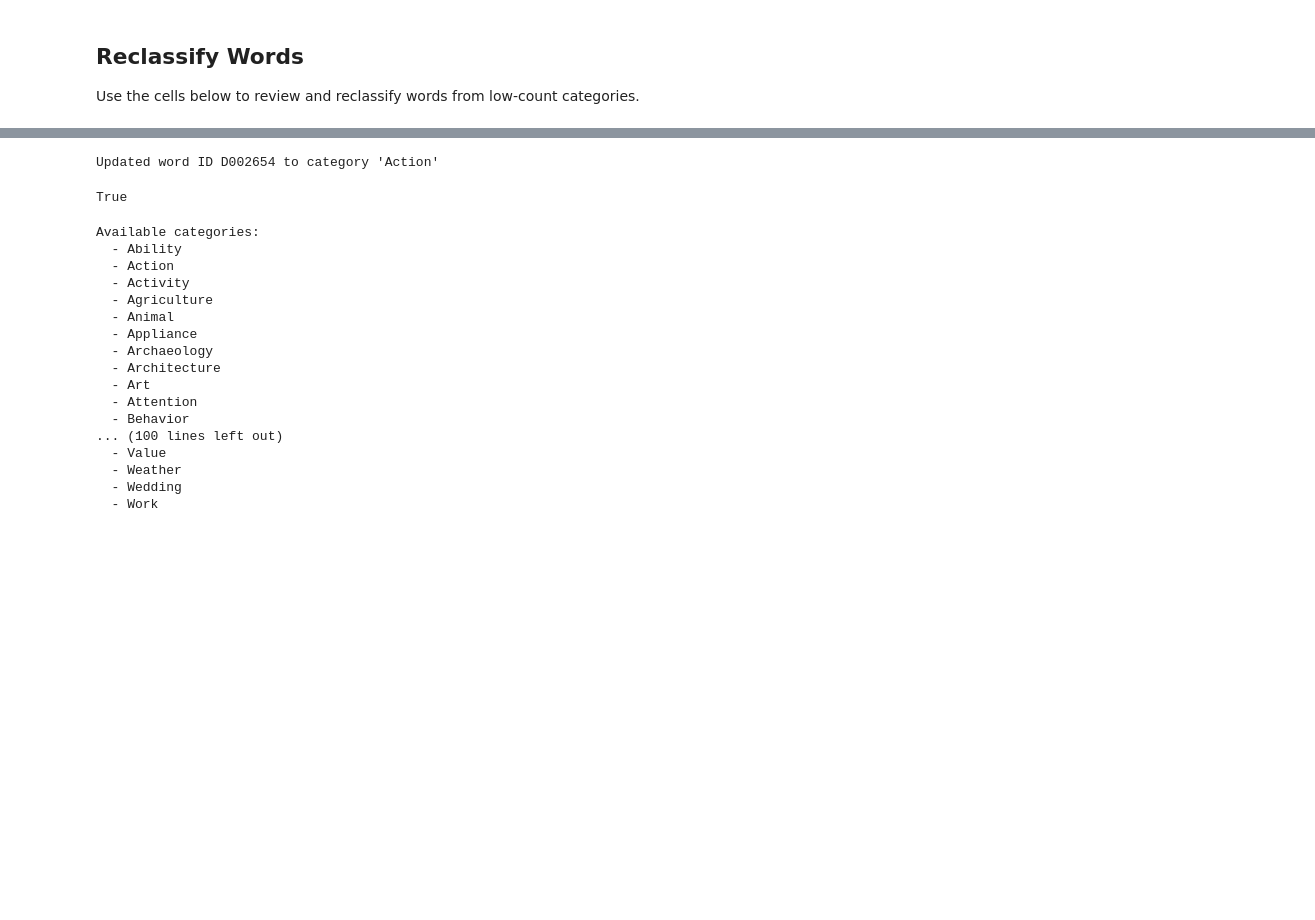
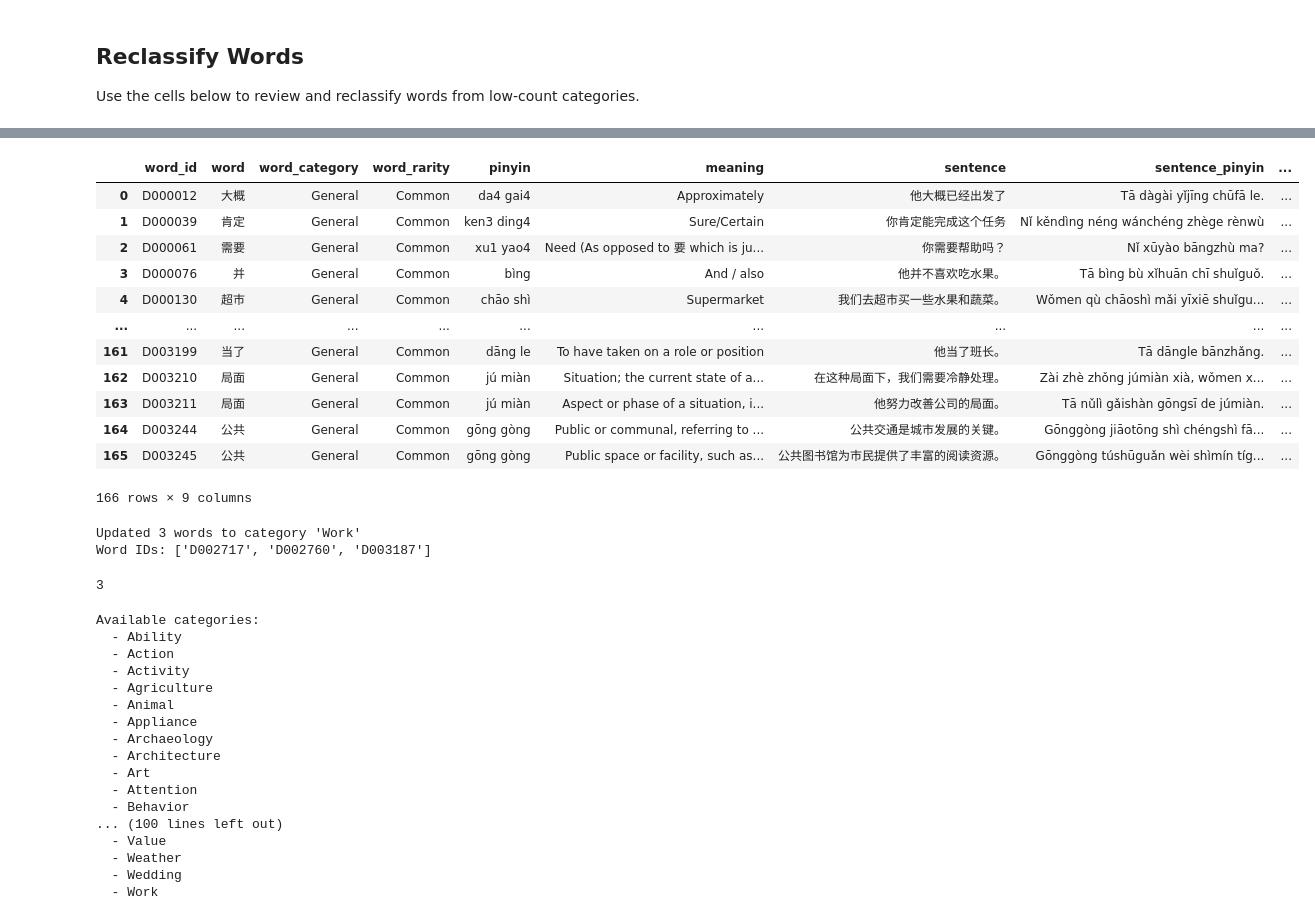
Before and after one commit to tuawong/GPT4LanguageLearning, a Jupyter notebook: notebook/AdjustWordsCategory.ipynb, the cells around one changed output, grey strips where cells are left out. Saved outputs shown, nothing was run; the diff lists cells and outputs as text; code cells hidden in the pictures; blank space fills up the shorter version.

```diff
--- a/notebook/AdjustWordsCategory.ipynb
+++ b/notebook/AdjustWordsCategory.ipynb
@@ -154,12 +219,32 @@ display(words_to_review)
+# %%
+get_words_in_category('General')
+# %% [output]
+|  | word_id | word | word_category | word_rarity | pinyin | meaning | sentence | sentence_pinyin | ... |
+| 0 | D000012 | 大概 | General | Common | da4 gai4 | Approximately | 他大概已经出发了 | Tā dàgài yǐjīng chūfā le. | ... |
+| 1 | D000039 | 肯定 | General | Common | ken3 ding4 | Sure/Certain | 你肯定能完成这个任务 | Nǐ kěndìng néng wánchéng zhège rènwù | ... |
+| 2 | D000061 | 需要 | General | Common | xu1 yao4 | Need (As opposed to 要 which is ju... | 你需要帮助吗？ | Nǐ xūyào bāngzhù ma? | ... |
+| 3 | D000076 | 并 | General | Common | bìng | And / also | 他并不喜欢吃水果。 | Tā bìng bù xǐhuān chī shuǐguǒ. | ... |
+| 4 | D000130 | 超市 | General | Common | chāo shì | Supermarket | 我们去超市买一些水果和蔬菜。 | Wǒmen qù chāoshì mǎi yīxiē shuǐgu... | ... |
+| ... | ... | ... | ... | ... | ... | ... | ... | ... | ... |
+| 161 | D003199 | 当了 | General | Common | dāng le | To have taken on a role or position | 他当了班长。 | Tā dāngle bānzhǎng. | ... |
+| 162 | D003210 | 局面 | General | Common | jú miàn | Situation; the current state of a... | 在这种局面下，我们需要冷静处理。 | Zài zhè zhǒng júmiàn xià, wǒmen x... | ... |
+| 163 | D003211 | 局面 | General | Common | jú miàn | Aspect or phase of a situation, i... | 他努力改善公司的局面。 | Tā nǔlì gǎishàn gōngsī de júmiàn. | ... |
+| 164 | D003244 | 公共 | General | Common | gōng gòng | Public or communal, referring to ... | 公共交通是城市发展的关键。 | Gōnggòng jiāotōng shì chéngshì fā... | ... |
+| 165 | D003245 | 公共 | General | Common | gōng gòng | Public space or facility, such as... | 公共图书馆为市民提供了丰富的阅读资源。 | Gōnggòng túshūguǎn wèi shìmín tíg... | ... |
+166 rows × 9 columns
 # %%
 # Example: Update a single word's category
-update_word_category(word_id='D002654', new_category='Action')
+#update_word_category(word_id='D002631', new_category='General')
 
 # Example: Move all words from one category to another
 # batch_update_category(old_category='misspelled_category', new_category='correct_category')
+
+# Example: Update multiple words by their IDs
+batch_update_category_by_ids(word_ids=['D002717', 'D002760', 'D003187'], new_category='Work')
 # %% [output]
-Updated word ID D002654 to category 'Action'
+Updated 3 words to category 'Work'
+Word IDs: ['D002717', 'D002760', 'D003187']
-True
+3
 # %%
 # List all available categories for reference
 all_categories = get_all_categories()
```
Also changed, not shown: parts of 13 cells of this notebook.
